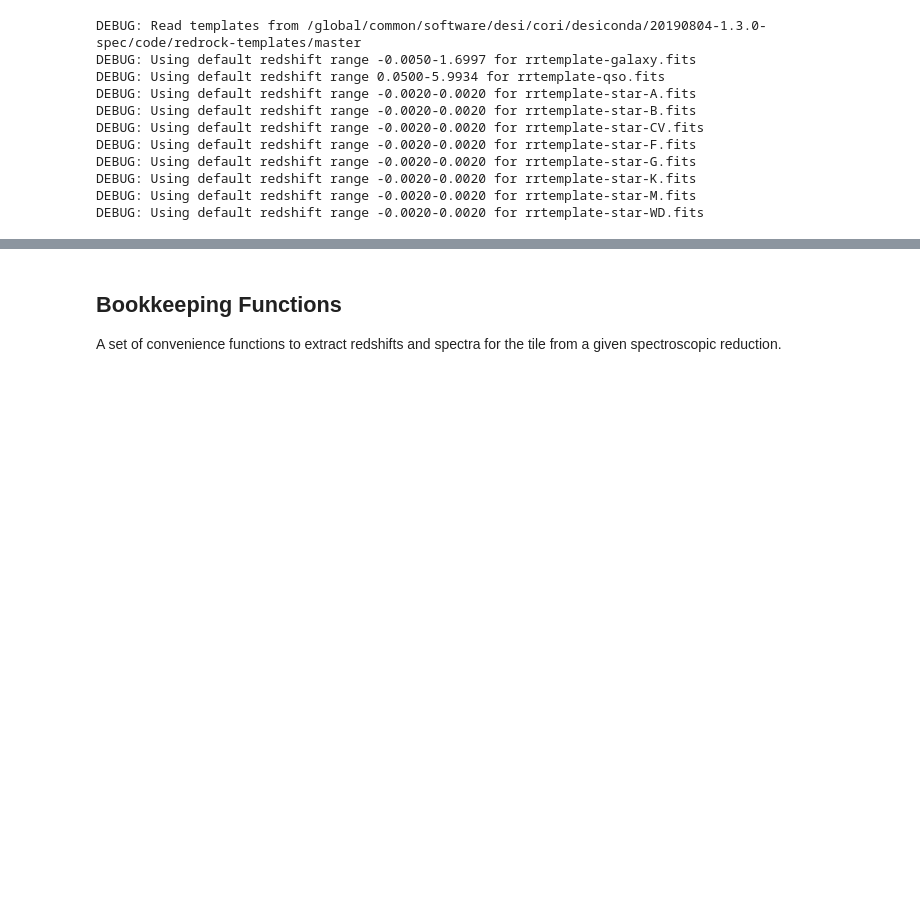
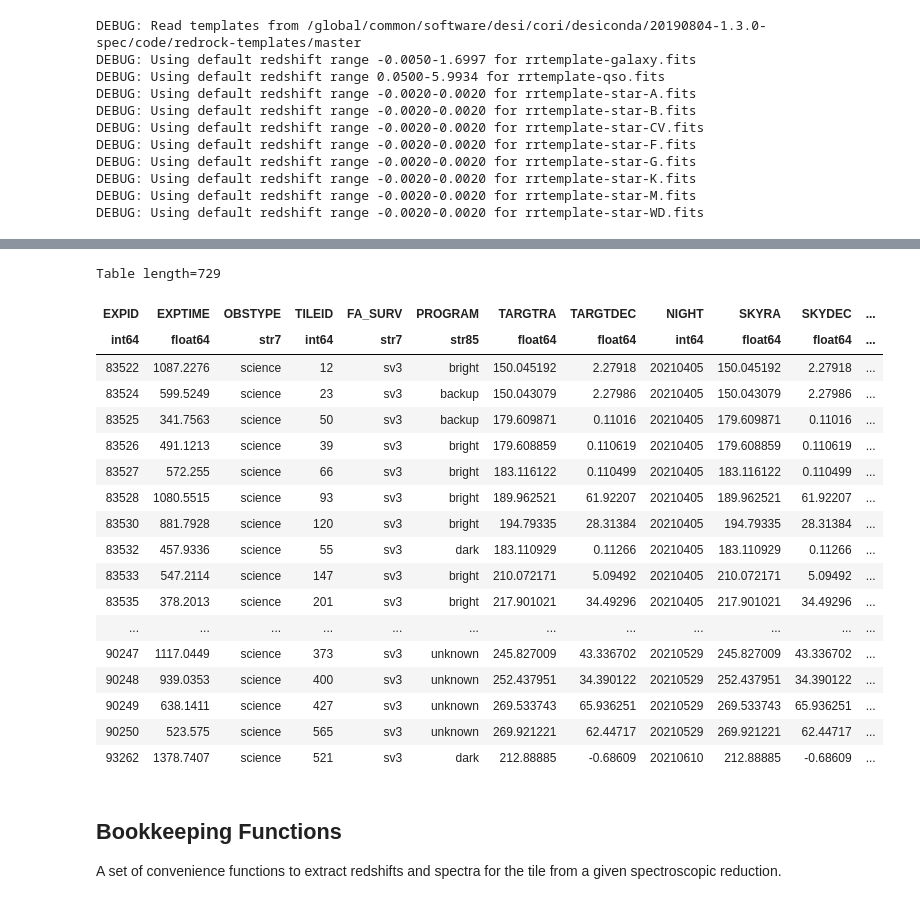
Before and after one commit to DESI-UR/stronglens, a Jupyter notebook: doc/nb/synthlens.ipynb, the cells around one changed output, grey strips where cells are left out. Drawn from its saved outputs; the diff is of its cells as text; code cells hidden in the pictures; blank space fills up the shorter version.

```diff
--- a/doc/nb/synthlens.ipynb
+++ b/doc/nb/synthlens.ipynb
@@ -73,3 +140,26 @@ DEBUG: Using default redshift range -0.0020-0.0020 for rrtemplate-star-WD.fits
+# %%
+sv3_expobstab = expobstab[expobstab['FA_SURV'] == 'sv3']
+sv3_expobstab
+# %% [output]
+Table length=729
+| EXPID | EXPTIME | OBSTYPE | TILEID | FA_SURV | PROGRAM | TARGTRA | TARGTDEC | NIGHT | SKYRA | SKYDEC | ... |
+| int64 | float64 | str7 | int64 | str7 | str85 | float64 | float64 | int64 | float64 | float64 | ... |
+| 83522 | 1087.2276 | science | 12 | sv3 | bright | 150.045192 | 2.27918 | 20210405 | 150.045192 | 2.27918 | ... |
+| 83524 | 599.5249 | science | 23 | sv3 | backup | 150.043079 | 2.27986 | 20210405 | 150.043079 | 2.27986 | ... |
+| 83525 | 341.7563 | science | 50 | sv3 | backup | 179.609871 | 0.11016 | 20210405 | 179.609871 | 0.11016 | ... |
+| 83526 | 491.1213 | science | 39 | sv3 | bright | 179.608859 | 0.110619 | 20210405 | 179.608859 | 0.110619 | ... |
+| 83527 | 572.255 | science | 66 | sv3 | bright | 183.116122 | 0.110499 | 20210405 | 183.116122 | 0.110499 | ... |
+| 83528 | 1080.5515 | science | 93 | sv3 | bright | 189.962521 | 61.92207 | 20210405 | 189.962521 | 61.92207 | ... |
+| 83530 | 881.7928 | science | 120 | sv3 | bright | 194.79335 | 28.31384 | 20210405 | 194.79335 | 28.31384 | ... |
+| 83532 | 457.9336 | science | 55 | sv3 | dark | 183.110929 | 0.11266 | 20210405 | 183.110929 | 0.11266 | ... |
+| 83533 | 547.2114 | science | 147 | sv3 | bright | 210.072171 | 5.09492 | 20210405 | 210.072171 | 5.09492 | ... |
+| 83535 | 378.2013 | science | 201 | sv3 | bright | 217.901021 | 34.49296 | 20210405 | 217.901021 | 34.49296 | ... |
+| ... | ... | ... | ... | ... | ... | ... | ... | ... | ... | ... | ... |
+| 90247 | 1117.0449 | science | 373 | sv3 | unknown | 245.827009 | 43.336702 | 20210529 | 245.827009 | 43.336702 | ... |
+| 90248 | 939.0353 | science | 400 | sv3 | unknown | 252.437951 | 34.390122 | 20210529 | 252.437951 | 34.390122 | ... |
+| 90249 | 638.1411 | science | 427 | sv3 | unknown | 269.533743 | 65.936251 | 20210529 | 269.533743 | 65.936251 | ... |
+| 90250 | 523.575 | science | 565 | sv3 | unknown | 269.921221 | 62.44717 | 20210529 | 269.921221 | 62.44717 | ... |
+| 93262 | 1378.7407 | science | 521 | sv3 | dark | 212.88885 | -0.68609 | 20210610 | 212.88885 | -0.68609 | ... |
 # %% [markdown]
 ## Bookkeeping Functions
 
```
Also changed, not shown: parts of 14 cells of this notebook.
